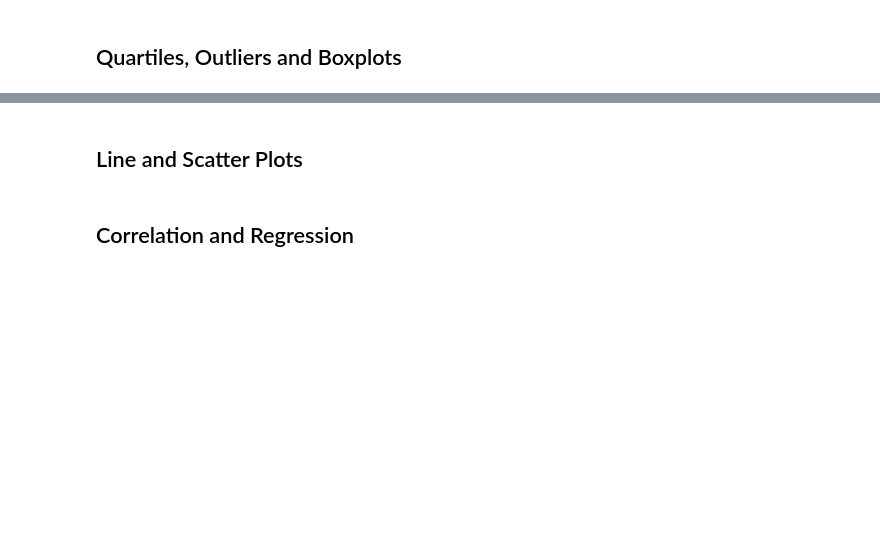
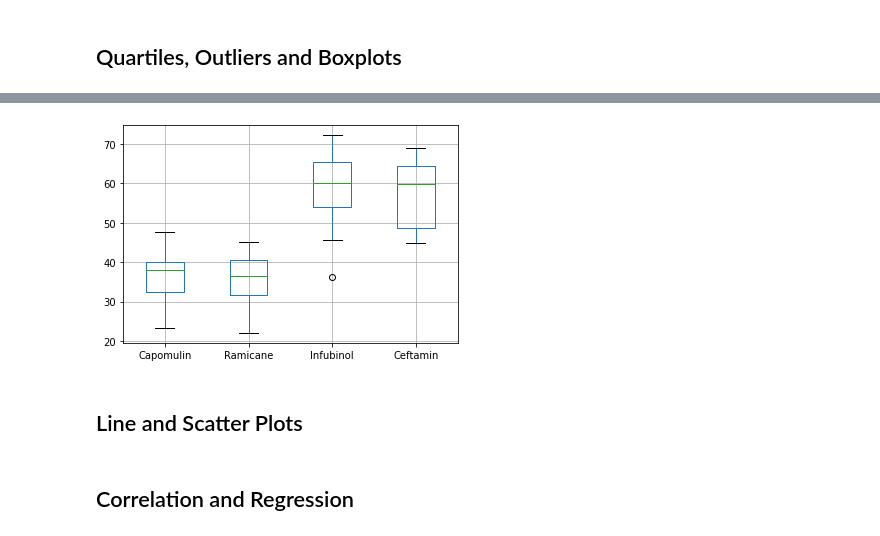
Before and after one commit to MaryColasanto/Pymaceuticals, a Jupyter notebook: pymaceuticals_starter.ipynb, the cells around one changed output, grey strips where cells are left out. Drawn from its saved outputs; the diff is of its cells as text; code cells hidden in the pictures; blank space fills up the shorter version.

```diff
--- a/pymaceuticals_starter.ipynb
+++ b/pymaceuticals_starter.ipynb
@@ -209,3 +265,26 @@ tumor_volume = []
+# %%
+four_drugs_df = pd.DataFrame({
+    "Capomulin": [23.343598, 28.484033, 28.430964, 30.485985, 31.023923, 31.896238, 32.377357, 33.329098,
+                34.455298, 37.311846, 36.041047, 37.074024, 38.846876, 38.939633, 38.982878, 38.753265,
+                38.125164, 39.952347, 40.658124, 40.159220, 40.728578, 41.483008, 41.581521, 47.685963, 46.539206],
+    "Ramicane": [22.050126, 29.128472, 30.276232, 30.564625, 30.638696, 31.560470, 31.095335, 33.397653, 32.978522,
+                33.562402, 36.134852, 38.810366, 37.225650, 36.374510, 36.561652, 37.311236, 38.342008, 38.407618,
+                40.659006, 40.667713, 45.220869, 43.047543, 43.419381, 43.166373, 44.183451],
+    "Infubinol": [67.973419, 65.525743, 57.031862, 66.083066, 72.226731, 36.321346, 60.969711, 62.435404, 60.918767,
+                67.289621, 66.196912, 62.117279, 47.010364, 60.165180, 55.629428,  45.699331, 54.656549, 55.650681,
+                46.250112, 54.048608, 51.542431, 50.005138, 58.268442, 67.685569, 62.754451],
+    "Ceftamin": [62.999356, 45.000000, 56.057749, 55.742829, 48.722078, 47.784682, 61.849023, 68.923185, 67.748662,
+                57.918381, 46.784535, 59.851956, 64.299830, 59.741901, 61.433892, 64.192341, 45.000000, 52.925348,
+                45.000000, 67.527482, 45.000000, 64.634949, 61.386660, 68.594745, 64.729837]
+})
+
+# Generate a box plot of the final tumor volume of each mouse across four regimens of interest
+boxplot = four_drugs_df.boxplot(column=["Capomulin","Ramicane","Infubinol","Ceftamin"])
+boxplot.set_title("Final Tumor VOlume A")
+boxplot.set_xlabel('')
+boxplot.set_ylabel('')
+# %% [output]
+[figure, added]
 # %% [markdown]
 ## Line and Scatter Plots
 # %%
```
Also changed, not shown: parts of 6 cells of this notebook.
